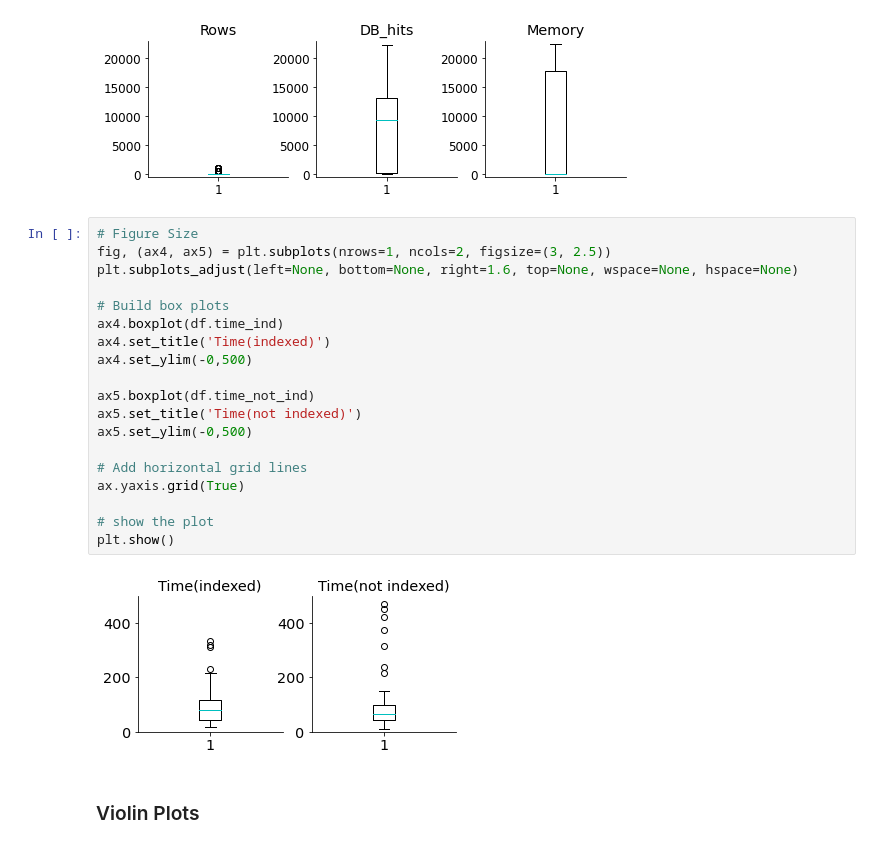
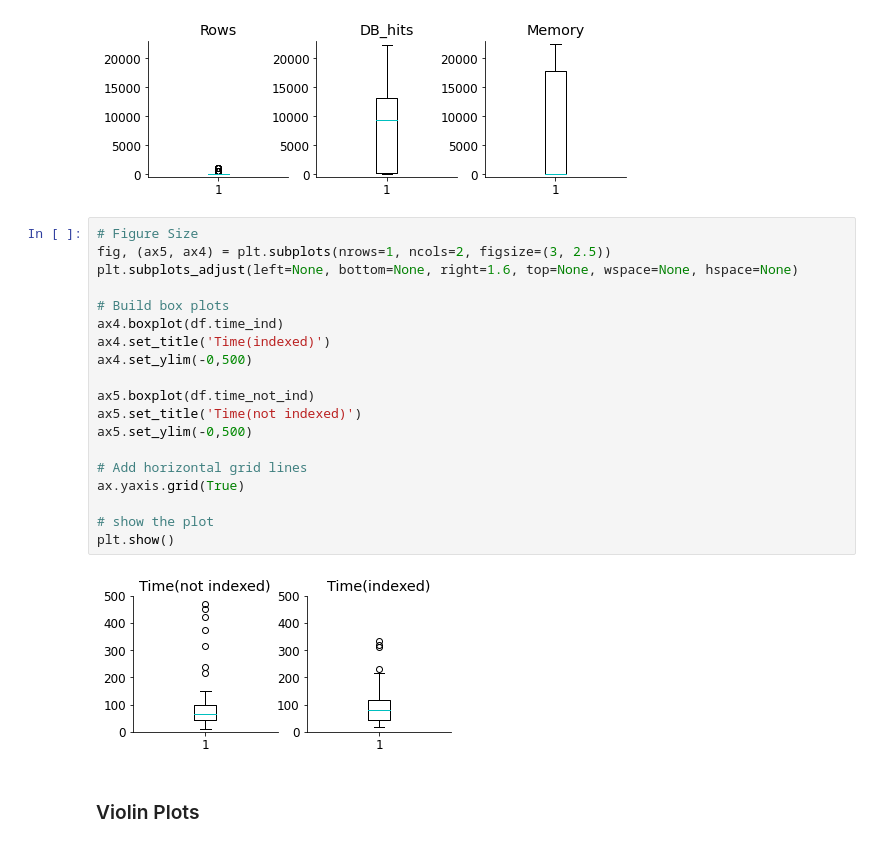
Before and after one commit to clumsyspeedboat/Graph-database-Analytics-Neo4j, a Jupyter notebook: Query Analysis/Query_analysis_python.ipynb, the cells around one changed output. Cells and saved outputs as stored; diff of their text form.

```diff
--- a/Query Analysis/Query_analysis_python.ipynb
+++ b/Query Analysis/Query_analysis_python.ipynb
@@ -138,25 +138,25 @@ plt.show()
 [figure]
 # %%
 # Figure Size
-fig, (ax4, ax5) = plt.subplots(nrows=1, ncols=2, figsize=(3, 2.5))
+fig, (ax5, ax4) = plt.subplots(nrows=1, ncols=2, figsize=(3, 2.5))
 plt.subplots_adjust(left=None, bottom=None, right=1.6, top=None, wspace=None, hspace=None)
 
 # Build box plots
 ax4.boxplot(df.time_ind)
 ax4.set_title('Time(indexed)')
 ax4.set_ylim(-0,500)
 
 ax5.boxplot(df.time_not_ind)
 ax5.set_title('Time(not indexed)')
 ax5.set_ylim(-0,500)
 
 # Add horizontal grid lines
 ax.yaxis.grid(True)
 
 # show the plot
 plt.show()
 # %% [output]
-[figure, old version]
+[figure, new version]
 # %% [markdown]
 ### Violin Plots
 # %%
```
Also changed, not shown: parts of 3 cells of this notebook.
